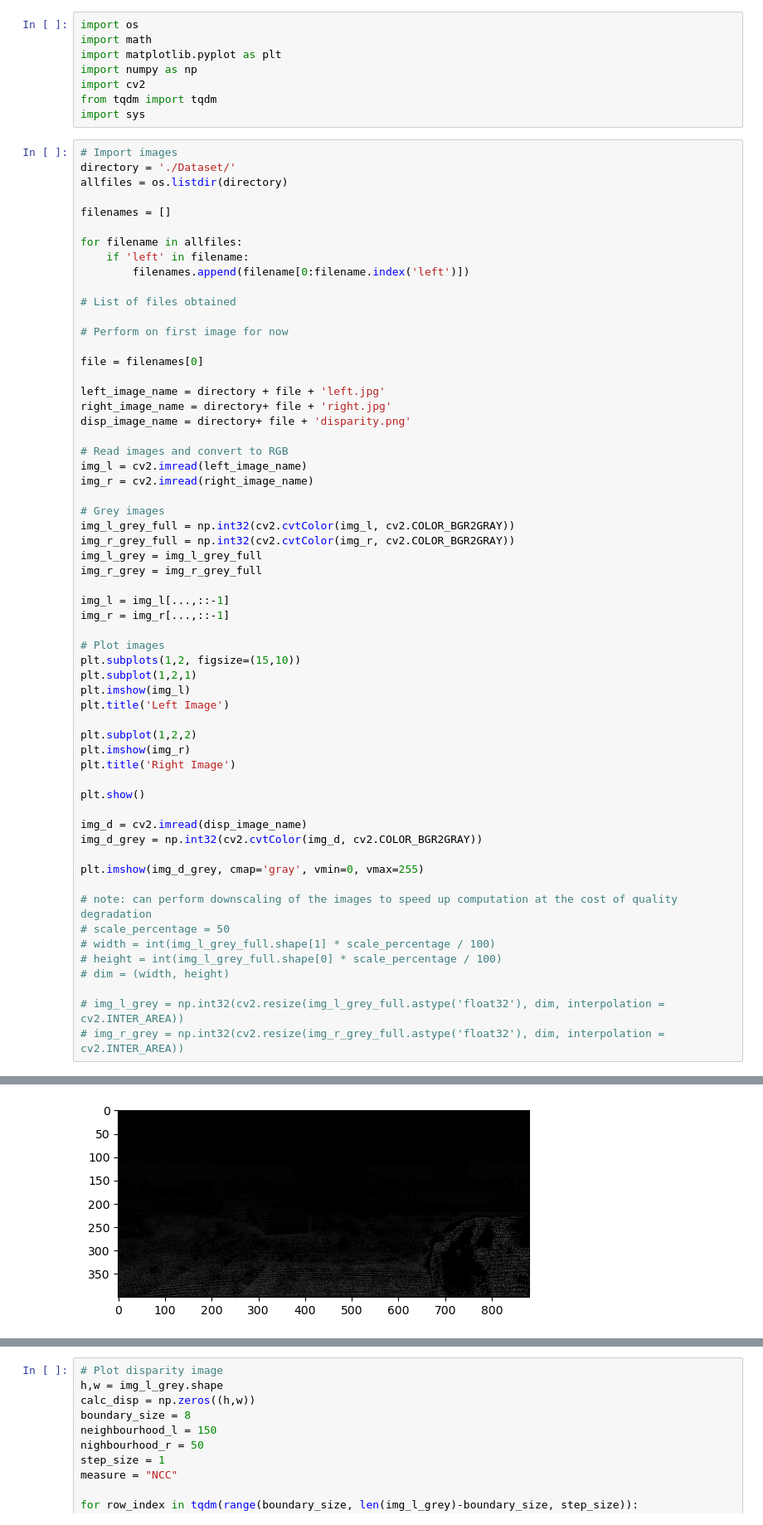
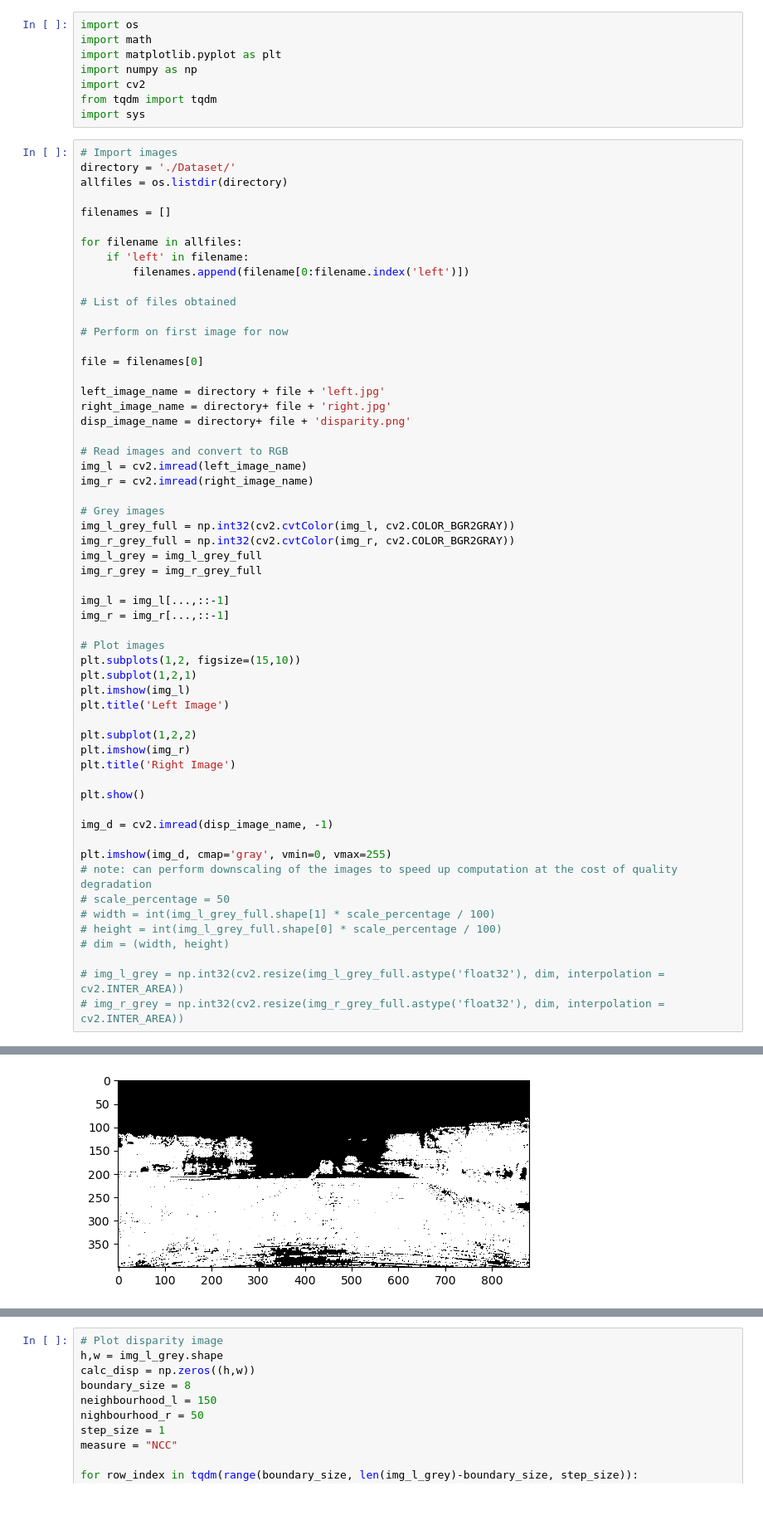
Before and after one commit to Neva-Y/Disparity-Image, a Jupyter notebook: Final-Project.ipynb, the cells around one changed output, grey strips where cells are left out. Shown at 83% size. Drawn from its saved outputs; the diff is of its cells as text.

```diff
--- a/Final-Project.ipynb
+++ b/Final-Project.ipynb
@@ -58,11 +58,9 @@ plt.title('Right Image')
 
 plt.show()
 
-img_d = cv2.imread(disp_image_name)
-img_d_grey = np.int32(cv2.cvtColor(img_d, cv2.COLOR_BGR2GRAY))
+img_d = cv2.imread(disp_image_name, -1)
 
-plt.imshow(img_d_grey, cmap='gray', vmin=0, vmax=255)
-
+plt.imshow(img_d, cmap='gray', vmin=0, vmax=255)
 # note: can perform downscaling of the images to speed up computation at the cost of quality degradation
 # scale_percentage = 50
 # width = int(img_l_grey_full.shape[1] * scale_percentage / 100)
@@ -76,5 +74,5 @@ plt.imshow(img_d_grey, cmap='gray', vmin=0, vmax=255)
 <matplotlib.image.AxesImage at 0x...>
-[figure, old version]
+[figure, new version]
 # %%
 # As driving assume that any two points have the same y value (camera is flat)
 
```
Also changed, not shown: parts of 6 cells of this notebook, 2 other files.
